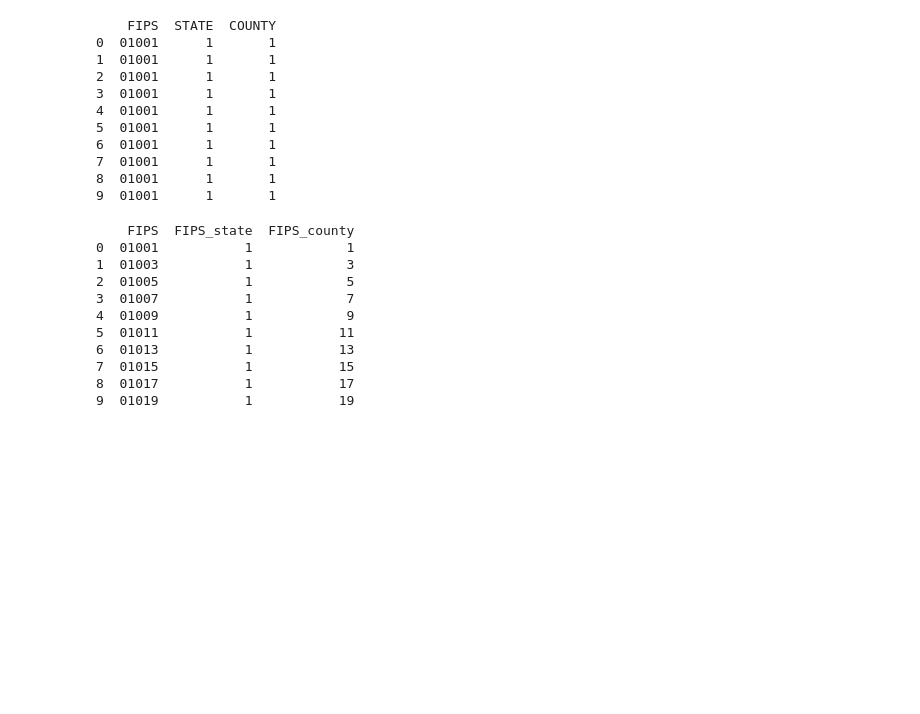
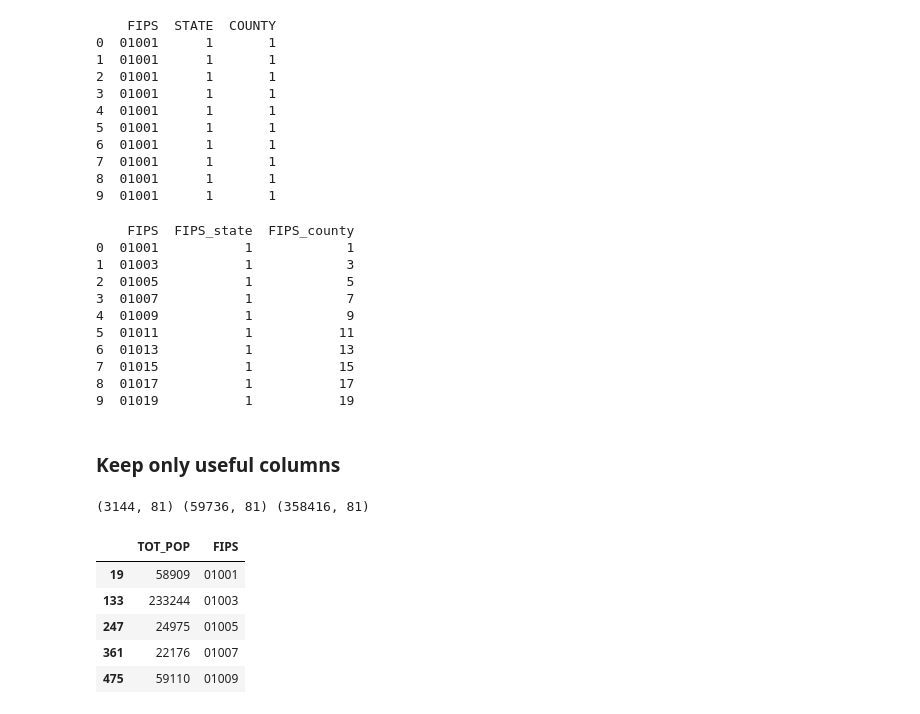
Before and after one commit to mattialodi0/progA3I, a Jupyter notebook: conditional_normalizing_flow.ipynb, the cells around one changed output. Cells and saved outputs as stored; diff of their text form; code cells hidden in the pictures; blank space fills up the shorter version.

```diff
--- a/conditional_normalizing_flow.ipynb
+++ b/conditional_normalizing_flow.ipynb
@@ -313,3 +327,36 @@ print(lm_df1[['FIPS', 'FIPS_state', 'FIPS_county']].head(10))
 7  01015           1           15
 8  01017           1           17
 9  01019           1           19
+# %% [markdown]
+### Keep only useful columns
+# %%
+cs_df2 = cs_df1[cs_df1['YEAR'] == 2]    # Keep only one population estimation for a fixed year (2020)
+cs_df3 = cs_df2[cs_df2['AGEGRP'] == 0]  # Keep only the total population estimation per county (all races, all ages,...)
+print(cs_df3.shape, cs_df2.shape, cs_df1.shape)
+# %% [output]
+(3144, 81) (59736, 81) (358416, 81)
+# %%
+cs_df = cs_df3.drop(columns=['SUMLEV', 'STATE', 'COUNTY', 'STNAME', 'CTYNAME', 'YEAR', 'AGEGRP','TOT_MALE', 'TOT_FEMALE', 'WA_MALE', 'WA_FEMALE', 'BA_MALE',
+       'BA_FEMALE', 'IA_MALE', 'IA_FEMALE', 'AA_MALE', 'AA_FEMALE', 'NA_MALE',
+       'NA_FEMALE', 'TOM_MALE', 'TOM_FEMALE', 'WAC_MALE', 'WAC_FEMALE',
+       'BAC_MALE', 'BAC_FEMALE', 'IAC_MALE', 'IAC_FEMALE', 'AAC_MALE',
+       'AAC_FEMALE', 'NAC_MALE', 'NAC_FEMALE', 'NH_MALE', 'NH_FEMALE',
+       'NHWA_MALE', 'NHWA_FEMALE', 'NHBA_MALE', 'NHBA_FEMALE', 'NHIA_MALE',
+       'NHIA_FEMALE', 'NHAA_MALE', 'NHAA_FEMALE', 'NHNA_MALE', 'NHNA_FEMALE',
+       'NHTOM_MALE', 'NHTOM_FEMALE', 'NHWAC_MALE', 'NHWAC_FEMALE',
+       'NHBAC_MALE', 'NHBAC_FEMALE', 'NHIAC_MALE', 'NHIAC_FEMALE',
+       'NHAAC_MALE', 'NHAAC_FEMALE', 'NHNAC_MALE', 'NHNAC_FEMALE', 'H_MALE',
+       'H_FEMALE', 'HWA_MALE', 'HWA_FEMALE', 'HBA_MALE', 'HBA_FEMALE',
+       'HIA_MALE', 'HIA_FEMALE', 'HAA_MALE', 'HAA_FEMALE', 'HNA_MALE',
+       'HNA_FEMALE', 'HTOM_MALE', 'HTOM_FEMALE', 'HWAC_MALE', 'HWAC_FEMALE',
+       'HBAC_MALE', 'HBAC_FEMALE', 'HIAC_MALE', 'HIAC_FEMALE', 'HAAC_MALE',
+       'HAAC_FEMALE', 'HNAC_MALE', 'HNAC_FEMALE'], inplace=False)
+# %%
+cs_df.head()
+# %% [output]
+|  | TOT_POP | FIPS |
+| 19 | 58909 | 01001 |
+| 133 | 233244 | 01003 |
+| 247 | 24975 | 01005 |
+| 361 | 22176 | 01007 |
+| 475 | 59110 | 01009 |
```
Also changed, not shown: parts of 34 cells of this notebook, 1 other file.
